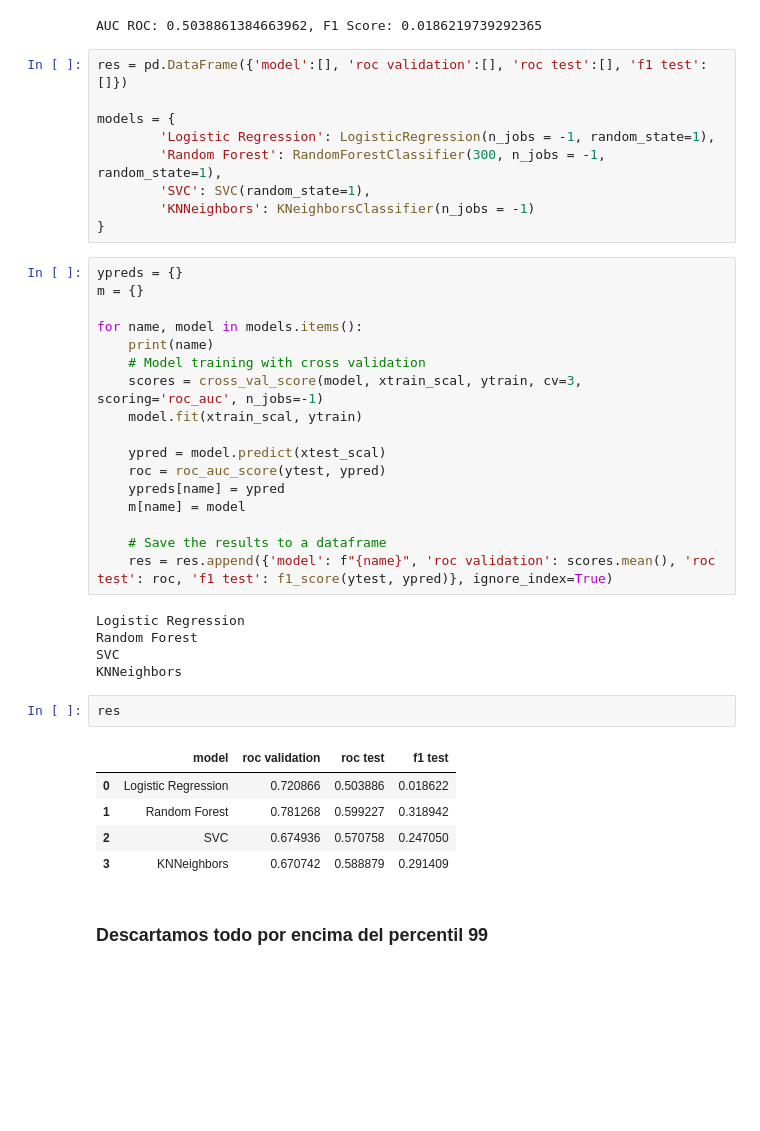
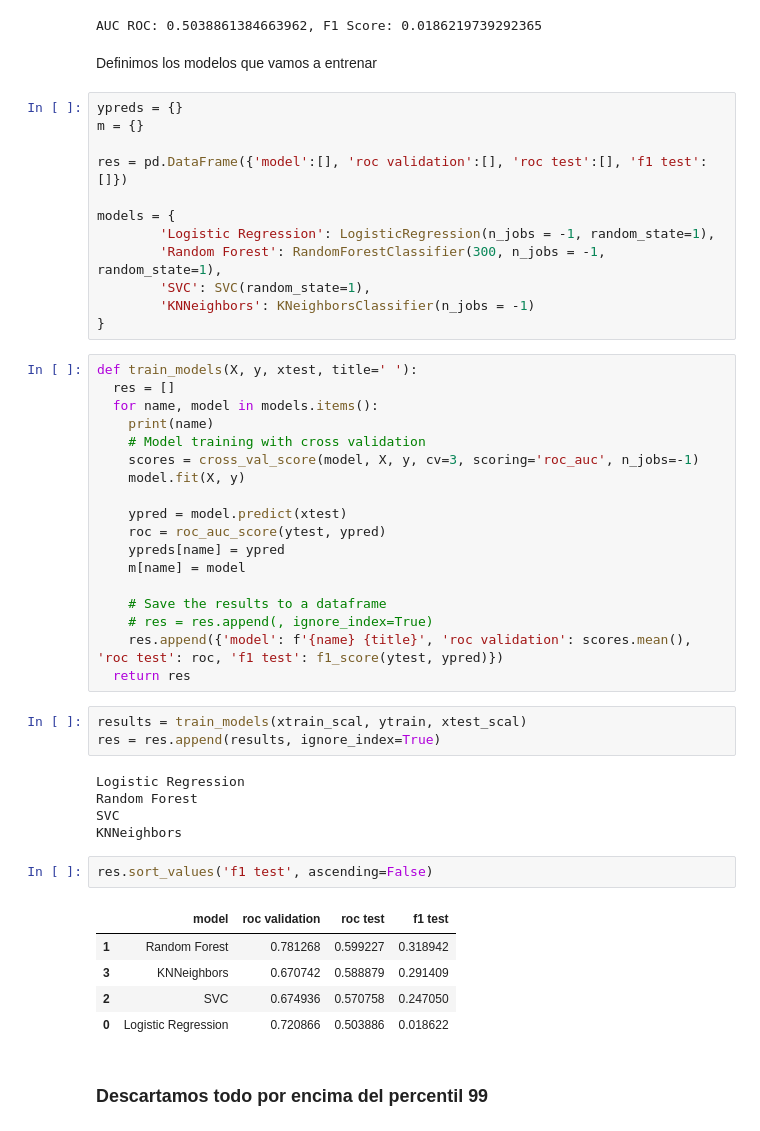
Before and after one commit to tomiambro/ap_automatico, a Jupyter notebook: tp1.ipynb, the cells around one changed output. Saved outputs shown, nothing was run; the diff lists cells and outputs as text; blank space fills up the shorter version.

```diff
--- a/tp1.ipynb
+++ b/tp1.ipynb
@@ -265,7 +265,12 @@ ypred = lr.predict(xtest_scal)
 print(f'AUC ROC: {roc_auc_score(ytest, ypred)}, F1 Score: {f1_score(ytest, ypred)}')
 # %% [output]
 AUC ROC: 0.5038861384663962, F1 Score: 0.0186219739292365
+# %% [markdown]
+Definimos los modelos que vamos a entrenar
 # %%
+ypreds = {}
+m = {}
+
 res = pd.DataFrame({'model':[], 'roc validation':[], 'roc test':[], 'f1 test':[]})
 
 models = {
@@ -275,35 +280,39 @@ models = {
         'KNNeighbors': KNeighborsClassifier(n_jobs = -1)
 }
 # %%
-ypreds = {}
-m = {}
-
-for name, model in models.items():
+def train_models(X, y, xtest, title=' '):
+  res = []
+  for name, model in models.items():
     print(name)
     # Model training with cross validation
-    scores = cross_val_score(model, xtrain_scal, ytrain, cv=3, scoring='roc_auc', n_jobs=-1)
-    model.fit(xtrain_scal, ytrain)
+    scores = cross_val_score(model, X, y, cv=3, scoring='roc_auc', n_jobs=-1)
+    model.fit(X, y)
 
-    ypred = model.predict(xtest_scal)
+    ypred = model.predict(xtest)
     roc = roc_auc_score(ytest, ypred)
     ypreds[name] = ypred
     m[name] = model
 
     # Save the results to a dataframe
-    res = res.append({'model': f"{name}", 'roc validation': scores.mean(), 'roc test': roc, 'f1 test': f1_score(ytest, ypred)}, ignore_index=True)
+    # res = res.append(, ignore_index=True)
+    res.append({'model': f'{name} {title}', 'roc validation': scores.mean(), 'roc test': roc, 'f1 test': f1_score(ytest, ypred)})
+  return res
-# %% [output]
-Logistic Regression
-Random Forest
-SVC
-KNNeighbors
-# %%
-res
-# %% [output]
-|  | model | roc validation | roc test | f1 test |
-| 0 | Logistic Regression | 0.720866 | 0.503886 | 0.018622 |
-| 1 | Random Forest | 0.781268 | 0.599227 | 0.318942 |
-| 2 | SVC | 0.674936 | 0.570758 | 0.247050 |
-| 3 | KNNeighbors | 0.670742 | 0.588879 | 0.291409 |
+# %%
+results = train_models(xtrain_scal, ytrain, xtest_scal)
+res = res.append(results, ignore_index=True)
+# %% [output]
+Logistic Regression
+Random Forest
+SVC
+KNNeighbors
+# %%
+res.sort_values('f1 test', ascending=False)
+# %% [output]
+|  | model | roc validation | roc test | f1 test |
+| 1 | Random Forest | 0.781268 | 0.599227 | 0.318942 |
+| 3 | KNNeighbors | 0.670742 | 0.588879 | 0.291409 |
+| 2 | SVC | 0.674936 | 0.570758 | 0.247050 |
+| 0 | Logistic Regression | 0.720866 | 0.503886 | 0.018622 |
 # %% [markdown]
 ### Descartamos todo por encima del percentil 99
 # %%
```
Also changed, not shown: parts of 5 cells of this notebook.
